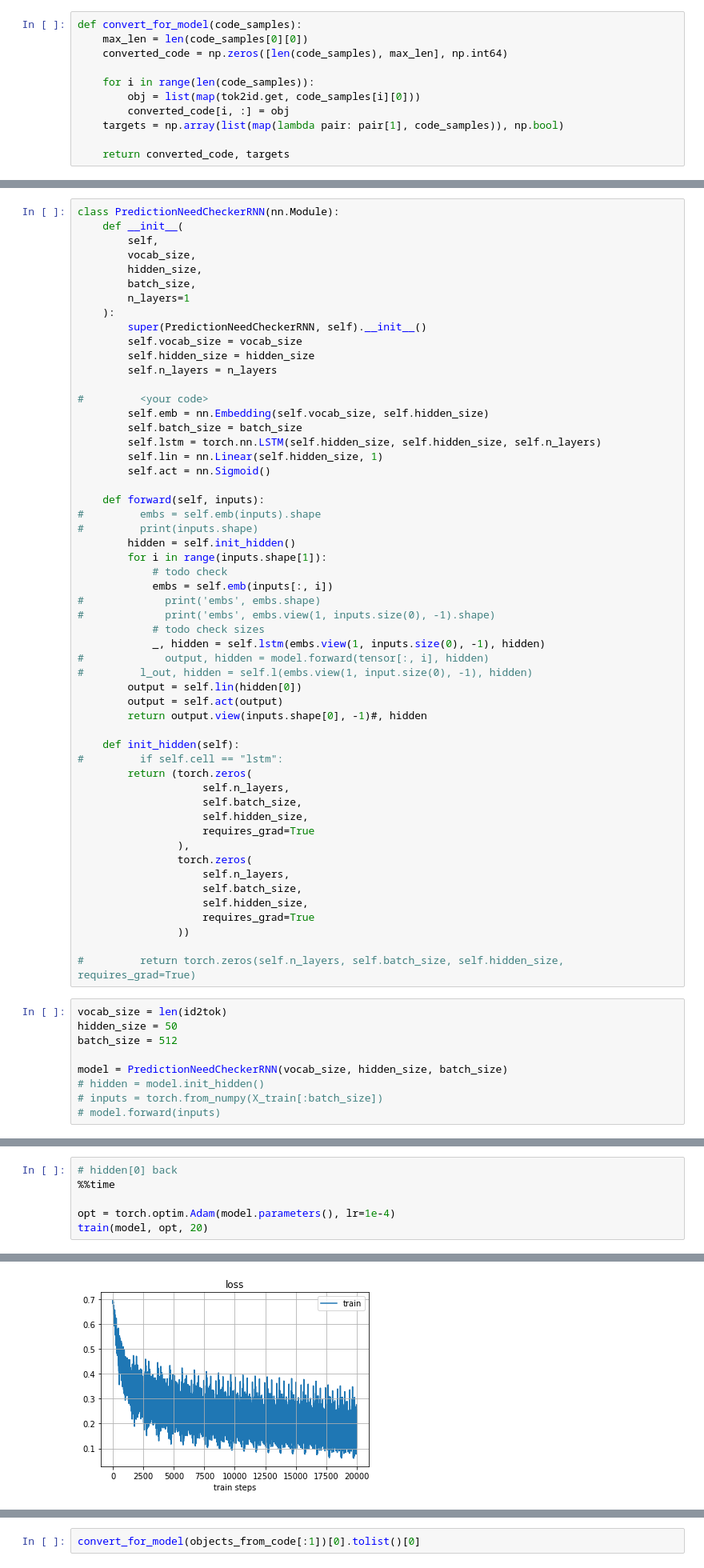
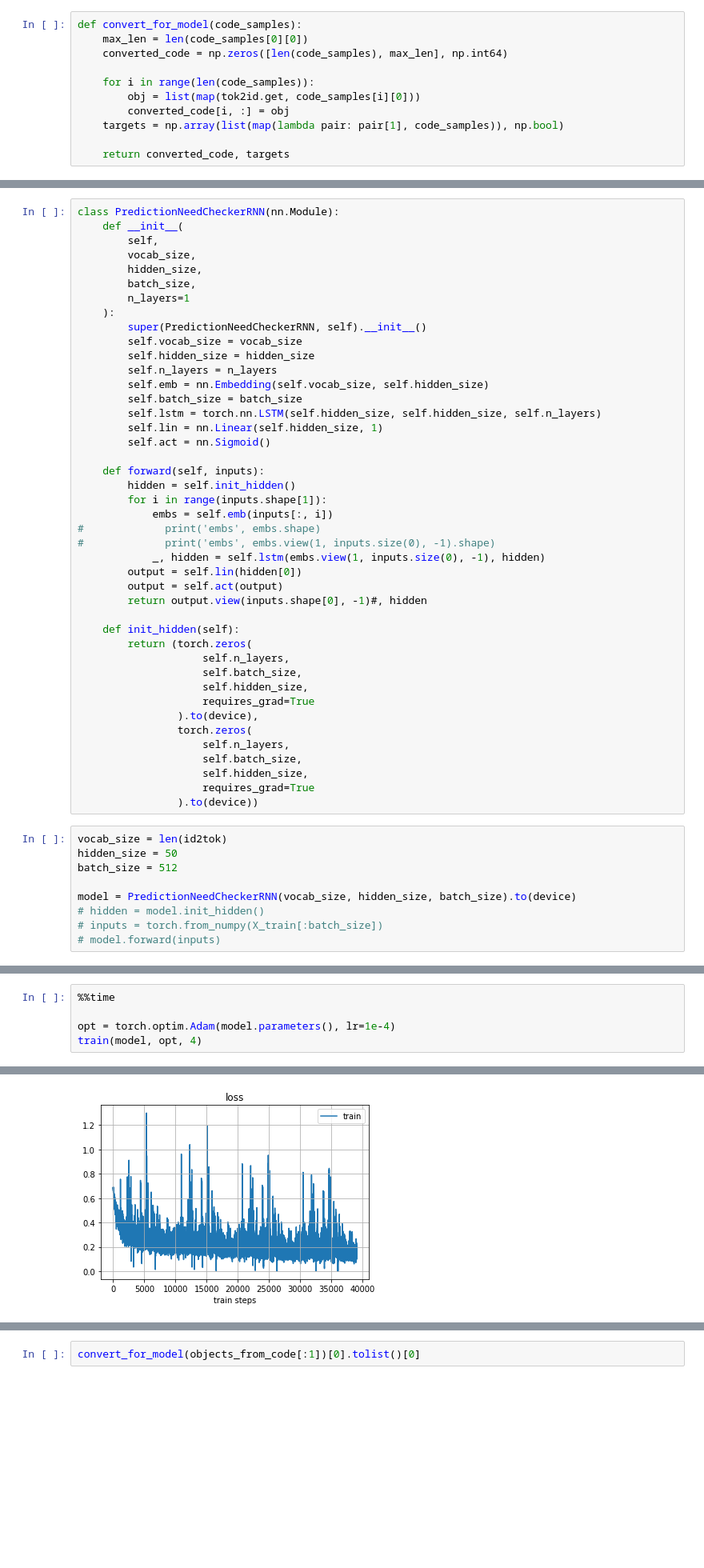
Before and after one commit to denistarasov/ml-code-complete, a Jupyter notebook: char_rnn_binary_classification.ipynb, the cells around one changed output, grey strips where cells are left out. Shown at 80% size. Cells and saved outputs as stored; diff of their text form; blank space fills up the shorter version.

```diff
--- a/char_rnn_binary_classification.ipynb
+++ b/char_rnn_binary_classification.ipynb
@@ -230,8 +194,6 @@ class PredictionNeedCheckerRNN(nn.Module):
         self.vocab_size = vocab_size
         self.hidden_size = hidden_size
         self.n_layers = n_layers
-
-#         <your code>
         self.emb = nn.Embedding(self.vocab_size, self.hidden_size)
         self.batch_size = batch_size
         self.lstm = torch.nn.LSTM(self.hidden_size, self.hidden_size, self.n_layers)
@@ -239,44 +201,35 @@ class PredictionNeedCheckerRNN(nn.Module):
         self.act = nn.Sigmoid()
 
     def forward(self, inputs):
-#         embs = self.emb(inputs).shape
-#         print(inputs.shape)
         hidden = self.init_hidden()
         for i in range(inputs.shape[1]):
-            # todo check
             embs = self.emb(inputs[:, i])
 #             print('embs', embs.shape)
 #             print('embs', embs.view(1, inputs.size(0), -1).shape)
-            # todo check sizes
             _, hidden = self.lstm(embs.view(1, inputs.size(0), -1), hidden)
-#             output, hidden = model.forward(tensor[:, i], hidden)
-#         l_out, hidden = self.l(embs.view(1, input.size(0), -1), hidden)
         output = self.lin(hidden[0])
         output = self.act(output)
         return output.view(inputs.shape[0], -1)#, hidden
 
     def init_hidden(self):
-#         if self.cell == "lstm":
         return (torch.zeros(
                     self.n_layers,
                     self.batch_size,
                     self.hidden_size,
                     requires_grad=True
-                ),
+                ).to(device),
                 torch.zeros(
                     self.n_layers,
                     self.batch_size,
                     self.hidden_size,
                     requires_grad=True
-                ))
-
-#         return torch.zeros(self.n_layers, self.batch_size, self.hidden_size, requires_grad=True)
+                ).to(device))
 # %%
 vocab_size = len(id2tok)
 hidden_size = 50
 batch_size = 512
 
-model = PredictionNeedCheckerRNN(vocab_size, hidden_size, batch_size)
+model = PredictionNeedCheckerRNN(vocab_size, hidden_size, batch_size).to(device)
 # hidden = model.init_hidden()
 # inputs = torch.from_numpy(X_train[:batch_size])
 # model.forward(inputs)
@@ -366,9 +329,8 @@ def train(model, opt, n_epochs):
         print('Accuracy = {} / {} = {:.2f}'.format(correct, total, correct / total))
         plot_history(train_log)#, val_log)
 # %%
-# hidden[0] back
 %%time
 
 opt = torch.optim.Adam(model.parameters(), lr=1e-4)
-train(model, opt, 20)
+train(model, opt, 4)
 # %% [output]
@@ -376 +339 @@ Accuracy = 478001 / 512000 = 0.93
-[figure, old version]
+[figure, new version]
```
Also changed, not shown: parts of 36 cells of this notebook.
